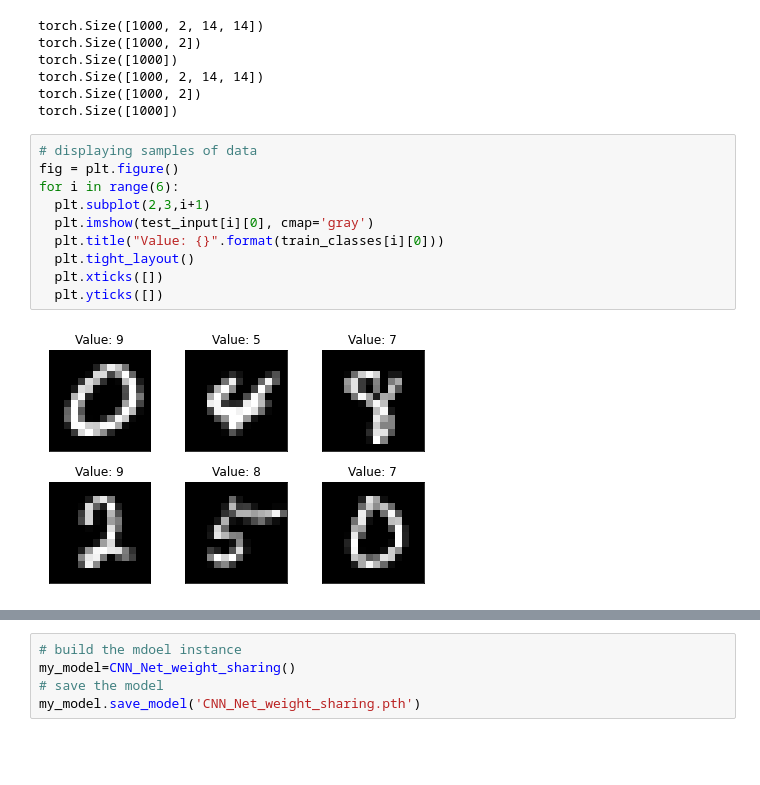
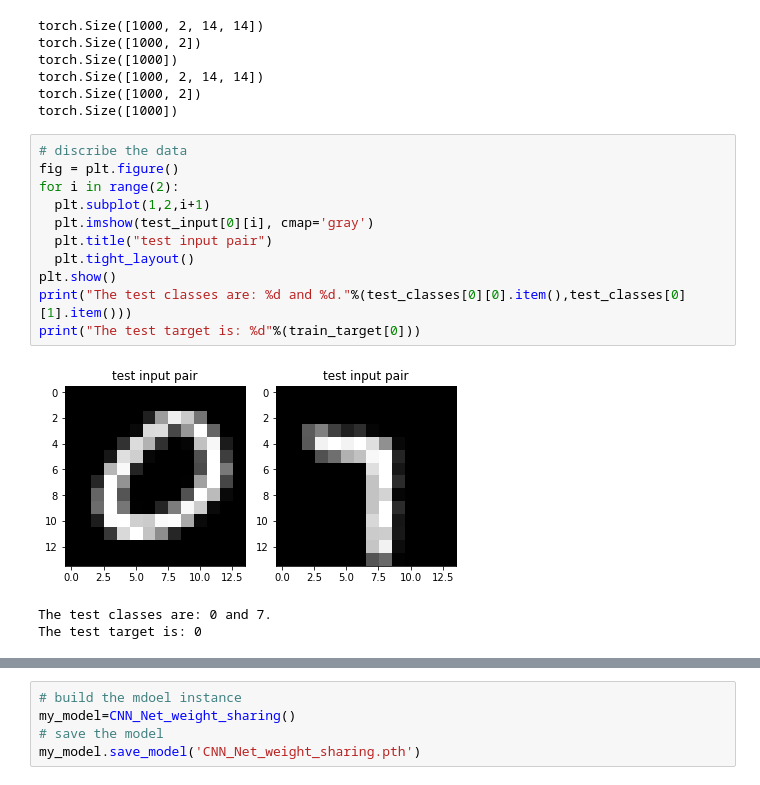
Before and after one commit to neilgogogo/deep_learnig, a Jupyter notebook: pro1/weights_sharing_CNN.ipynb, the cells around one changed output, grey strips where cells are left out. Cells and saved outputs as stored; diff of their text form; blank space fills up the shorter version.

```diff
--- a/pro1/weights_sharing_CNN.ipynb
+++ b/pro1/weights_sharing_CNN.ipynb
@@ -36,17 +36,20 @@ torch.Size([1000, 2, 14, 14])
 torch.Size([1000, 2])
 torch.Size([1000])
 # %%
-# displaying samples of data
+# discribe the data
 fig = plt.figure()
-for i in range(6):
-  plt.subplot(2,3,i+1)
-  plt.imshow(test_input[i][0], cmap='gray')
-  plt.title("Value: {}".format(train_classes[i][0]))
+for i in range(2):
+  plt.subplot(1,2,i+1)
+  plt.imshow(test_input[0][i], cmap='gray')
+  plt.title("test input pair")
   plt.tight_layout()
-  plt.xticks([])
-  plt.yticks([])
+plt.show()
+print("The test classes are: %d and %d."%(test_classes[0][0].item(),test_classes[0][1].item()))
+print("The test target is: %d"%(train_target[0]))
 # %% [output]
-[figure, old version]
+[figure, new version]
+The test classes are: 0 and 7.
+The test target is: 0
 # %%
 #weights_sharing_CNN
 class CNN_Net_weight_sharing(nn.Module):
```
Also changed, not shown: parts of 6 cells of this notebook, 11 other files.
